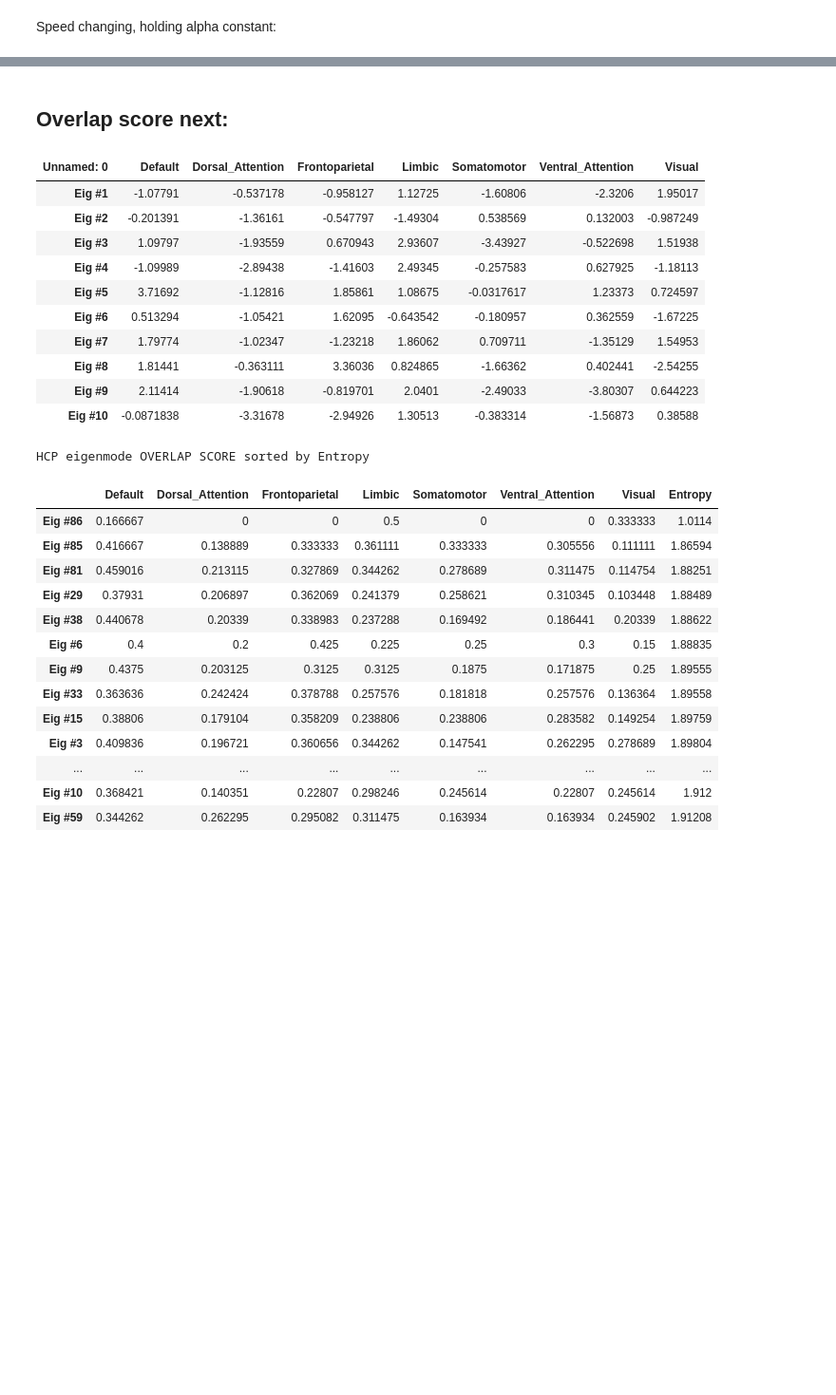
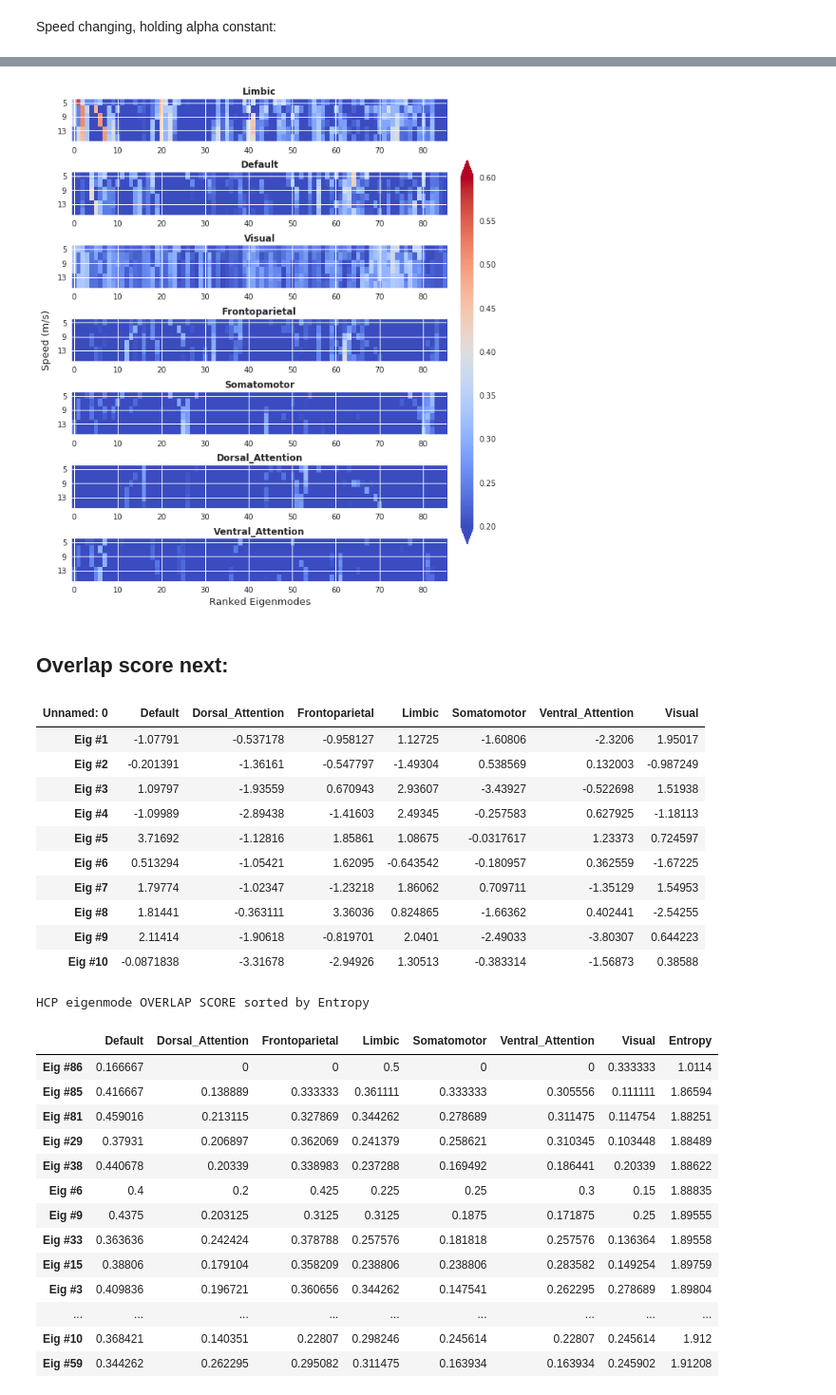
Before and after one commit to Raj-Lab-UCSF/spectrome, a Jupyter notebook: spectrome/notebooks/complex_laplacian/HCP_eigenmodes.ipynb, the cells around one changed output, grey strips where cells are left out. Shown: that part at 95% size. Cells and saved outputs as stored; diff of their text form; code cells hidden in the pictures; blank space fills up the shorter version.

```diff
--- a/spectrome/notebooks/complex_laplacian/HCP_eigenmodes.ipynb
+++ b/spectrome/notebooks/complex_laplacian/HCP_eigenmodes.ipynb
@@ -569,3 +725,93 @@ plt.savefig('figures/DICE_speed.png',dpi=300)
+# %%
+speed_jcd = np.zeros((num_emode, num_fc, len(speed_vec)))
+
+for svec in np.arange(0,len(speed_vec)):
+    speed_brain.add_laplacian_eigenmodes(
+        w=w,
+        alpha=current_alpha,
+        speed=speed_vec[svec],
+        num_ev=86,
+    )
+    # next binarize according to threshold:
+    speed_brain.binary_eigenmodes = np.where(
+    speed_brain.norm_eigenmodes > thresh_vec[5], ub, lb
+    )
+    speed_jcd[:,:,svec] = eigenmode.get_jaccard_df(speed_brain.binary_eigenmodes, DKfc_binarized)
+# %%
+with plt.style.context('seaborn'):
+    spdfig,(ims1,ims2,ims3,ims4,ims5,ims6,ims7) = plt.subplots(7,1, figsize = (8,10))
+    im = ims2.imshow(np.transpose(speed_jcd[:,0,:]),vmin=0, vmax=1, cmap='coolwarm', aspect='auto')
+    ims2.title.set_text("Default")
+    ims2.title.set_weight("bold")
+    ims2.yaxis.set_major_locator(plt.MultipleLocator(2))
+    ims2.yaxis.set_major_locator(plt.MaxNLocator(3))
+    ims2.set_yticklabels([0, 5, 9, 13])
+    im.set_clim(0.2,0.6)
+
+    im = ims6.imshow(np.transpose(speed_jcd[:,1,:]),vmin=0, vmax=1, cmap='coolwarm', aspect='auto')
+    ims6.title.set_text(DKfc_binarized.index[1])
+    ims6.title.set_weight("bold")
+    ims6.yaxis.set_major_locator(plt.MultipleLocator(2))
+    ims6.yaxis.set_major_locator(plt.MaxNLocator(3))
+    ims6.set_yticklabels([0, 5, 9, 13])
+    im.set_clim(0.2,0.6)
+
+    im = ims4.imshow(np.transpose(speed_jcd[:,2,:]),vmin=0, vmax=1, cmap='coolwarm', aspect='auto')
+    ims4.title.set_text(DKfc_binarized.index[2])
+    ims4.title.set_weight('bold')
+    ims4.yaxis.set_major_locator(plt.MultipleLocator(2))
+    ims4.yaxis.set_major_locator(plt.MaxNLocator(3))
+    ims4.set_yticklabels([0, 5, 9, 13])
+    im.set_clim(0.2,0.6)
+
+    im = ims1.imshow(np.transpose(speed_jcd[:,3,:]),vmin=0, vmax=1, cmap='coolwarm', aspect='auto')
+    ims1.title.set_text(DKfc_binarized.index[3])
+    ims1.title.set_weight('bold')
+    ims1.yaxis.set_major_locator(plt.MultipleLocator(2))
+    ims1.yaxis.set_major_locator(plt.MaxNLocator(3))
+    ims1.set_yticklabels([0, 5, 9, 13])
+    im.set_clim(0.2,0.6)
+
+    im = ims5.imshow(np.transpose(speed_jcd[:,4,:]),vmin=0, vmax=1, cmap='coolwarm', aspect='auto')
+    ims5.title.set_text(DKfc_binarized.index[4])
+    ims5.title.set_weight('bold')
+    ims5.yaxis.set_major_locator(plt.MultipleLocator(2))
+    ims5.yaxis.set_major_locator(plt.MaxNLocator(3))
+    ims5.set_yticklabels([0, 5, 9, 13])
+    im.set_clim(0.2,0.6)
+
+    im = ims7.imshow(np.transpose(speed_jcd[:,5,:]),vmin=0, vmax=1, cmap='coolwarm', aspect='auto')
+    ims7.title.set_text(DKfc_binarized.index[5])
+    ims7.title.set_weight('bold')
+    ims7.yaxis.set_major_locator(plt.MultipleLocator(2))
+    ims7.yaxis.set_major_locator(plt.MaxNLocator(3))
+    ims7.set_yticklabels([0, 5, 9, 13])
+    im.set_clim(0.2,0.6)
+
+    ims = ims3.imshow(np.transpose(speed_jcd[:,6,:]),vmin=0, vmax=1, cmap='coolwarm', aspect='auto')
+    ims3.title.set_text(DKfc_binarized.index[6])
+    ims3.title.set_weight('bold')
+    ims3.yaxis.set_major_locator(plt.MultipleLocator(2))
+    ims3.yaxis.set_major_locator(plt.MaxNLocator(3))
+    ims3.set_yticklabels([0, 5, 9, 13])
+    im.set_clim(0.2,0.6)
+
+    # add colorbar
+    cbar_ax = spdfig.add_axes([1, 0.15, 0.03, 0.7])
+    cb = spdfig.colorbar(im, cax = cbar_ax, extend = 'both')
+
+    # Create big axis and hide:
+    spdfig.add_subplot(1,1,1, frameon = False)
+    plt.tick_params(labelcolor='none', top='off', bottom='off', left='off', right='off')
+    plt.grid(False)
+    plt.ylabel('Speed (m/s)', fontsize = 13)
+    plt.xlabel('Ranked Eigenmodes', fontsize = 13)
+
+    plt.tight_layout()
+
+plt.savefig('figures/Jaccard_speed.png',dpi=300, bbox_inches = 'tight')
+# %% [output]
+[figure, added]
 # %% [markdown]
 ## Overlap score next:
 # %%
```
Also changed, not shown: parts of 17 cells of this notebook, 8 other files.
